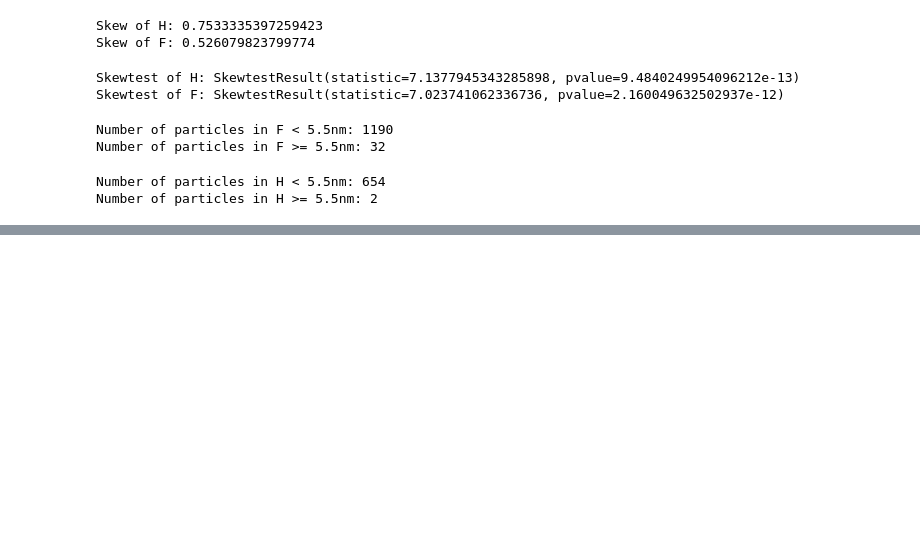
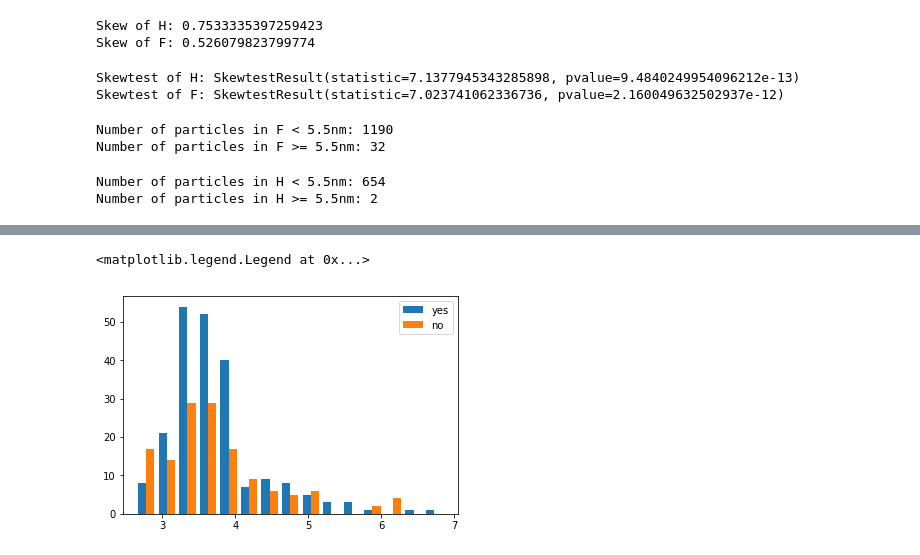
Before and after one commit to sbarton272/particleRecognition, a Jupyter notebook: image_processing/particle_stats.ipynb, the cells around one changed output, grey strips where cells are left out. Cells and saved outputs as stored; diff of their text form; code cells hidden in the pictures; blank space fills up the shorter version.

```diff
--- a/image_processing/particle_stats.ipynb
+++ b/image_processing/particle_stats.ipynb
@@ -190,0 +248,6 @@ Number of particles in H >= 5.5nm: 2
+# %%
+_ = plt.hist(F_corrs, label = ['yes','no'], bins = 15)
+plt.legend(loc='upper right')
+# %% [output]
+<matplotlib.legend.Legend at 0x...>
+[figure, added]
```
Also changed, not shown: parts of 6 cells of this notebook.
